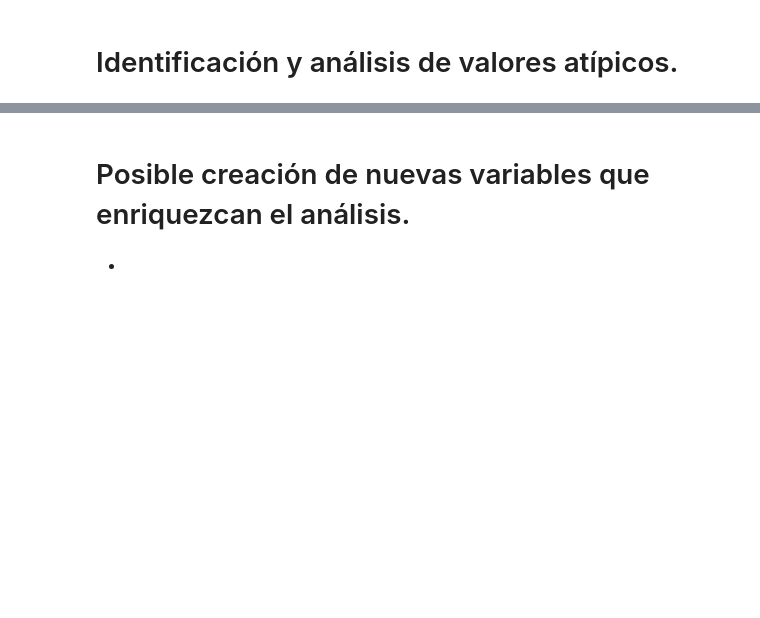
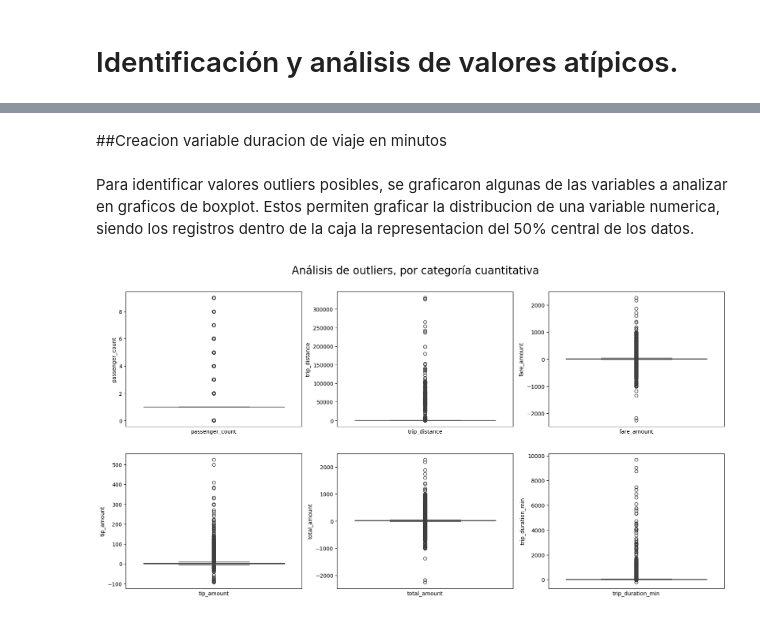
Before and after one commit to mmaddalena/TA047R-2C2025-GRUPO09, a Jupyter notebook: TP1/TA047R_TP1_GRUPO09_ENTREGA_EJ1.ipynb, the cells around one changed output, grey strips where cells are left out. Drawn from its saved outputs; the diff is of its cells as text; code cells hidden in the pictures; blank space fills up the shorter version.

```diff
--- a/TP1/TA047R_TP1_GRUPO09_ENTREGA_EJ1.ipynb
+++ b/TP1/TA047R_TP1_GRUPO09_ENTREGA_EJ1.ipynb
@@ -519,0 +483,24 @@ Cantidad nulos en la columna Airport_fee:  0
+# %%
+print("Cantidad nulos en la columna PUBorough: ", dataset['PUBorough'].isna().sum())
+print("Cantidad nulos en la columna PUZone: ", dataset['PUZone'].isna().sum())
+print("Cantidad nulos en la columna DOBorough: ", dataset['DOBorough'].isna().sum())
+print("Cantidad nulos en la columna DOZone: ", dataset['DOZone'].isna().sum())
+
+# Si PUBorough es "Unknown", entonces PUZone nulo -> "Unknown"
+dataset.loc[(dataset["PUBorough"] == "Unknown") & (dataset["PUZone"].isna()), "PUZone"] = "Unknown"
+
+# Si DOBorough es "Unknown", entonces DOZone nulo -> "Unknown"
+dataset.loc[(dataset["DOBorough"] == "Unknown") & (dataset["DOZone"].isna()), "DOZone"] = "Unknown"
+
+# Si PUZone es "Outside of NYC", entonces PUBorough nulo -> "Outside of NYC"
+dataset.loc[(dataset["PUZone"] == "Outside of NYC") & (dataset["PUBorough"].isna()), "PUBorough"] = "Outside of NYC"
+
+# Si DOZone es "Outside of NYC", entonces DOBorough nulo -> "Outside of NYC"
+dataset.loc[(dataset["DOZone"] == "Outside of NYC") & (dataset["DOBorough"].isna()), "DOBorough"] = "Outside of NYC"
+
+print("-----------------------------")
+print("Luego de rellenar valores: ")
+print("Cantidad nulos en la columna PUBorough: ", dataset['PUBorough'].isna().sum())
+print("Cantidad nulos en la columna PUZone: ", dataset['PUZone'].isna().sum())
+print("Cantidad nulos en la columna DOBorough: ", dataset['DOBorough'].isna().sum())
+print("Cantidad nulos en la columna DOZone: ", dataset['DOZone'].isna().sum())
@@ -703,4 +544,21 @@ Mejor Decision: eliminar registros negativos o incoherentes; conservar outliers
-# %% [markdown]
-# Posible creación de nuevas variables que enriquezcan el análisis.
-# %% [markdown]
--
+# %% [markdown]
+##Creacion variable duracion de viaje en minutos
+# %%
+dataset["trip_duration_min"] = (pd.to_datetime(dataset["tpep_dropoff_datetime"]) -
+                                    pd.to_datetime(dataset["tpep_pickup_datetime"])).dt.total_seconds() / 60
+# %% [markdown]
+Para identificar valores outliers posibles, se graficaron algunas de las variables a analizar en graficos de boxplot. Estos permiten graficar la distribucion de una variable numerica, siendo los registros dentro de la caja la representacion del 50% central de los datos.
+# %%
+
+variables_cuantitativas = ["passenger_count", "trip_distance", "fare_amount", "tip_amount", "total_amount", "trip_duration_min"]
+fig, axes = plt.subplots(nrows=2, ncols=3)
+fig.set(figheight=10, figwidth=20) # en pulgadas
+fig.suptitle("Análisis de outliers, por categoría cuantitativa", y=0.95, fontsize=20)
+
+for i, cat in enumerate(variables_cuantitativas):
+    ax = sns.boxplot(data=dataset[cat], ax=axes.flat[i])
+    ax.set(xlabel=cat, xticks=[])
+
+plt.subplots_adjust(wspace=0.2, hspace=0.2)
+# %% [output]
+[figure, added]
```
Also changed, not shown: parts of 93 cells of this notebook, 1 other file.
